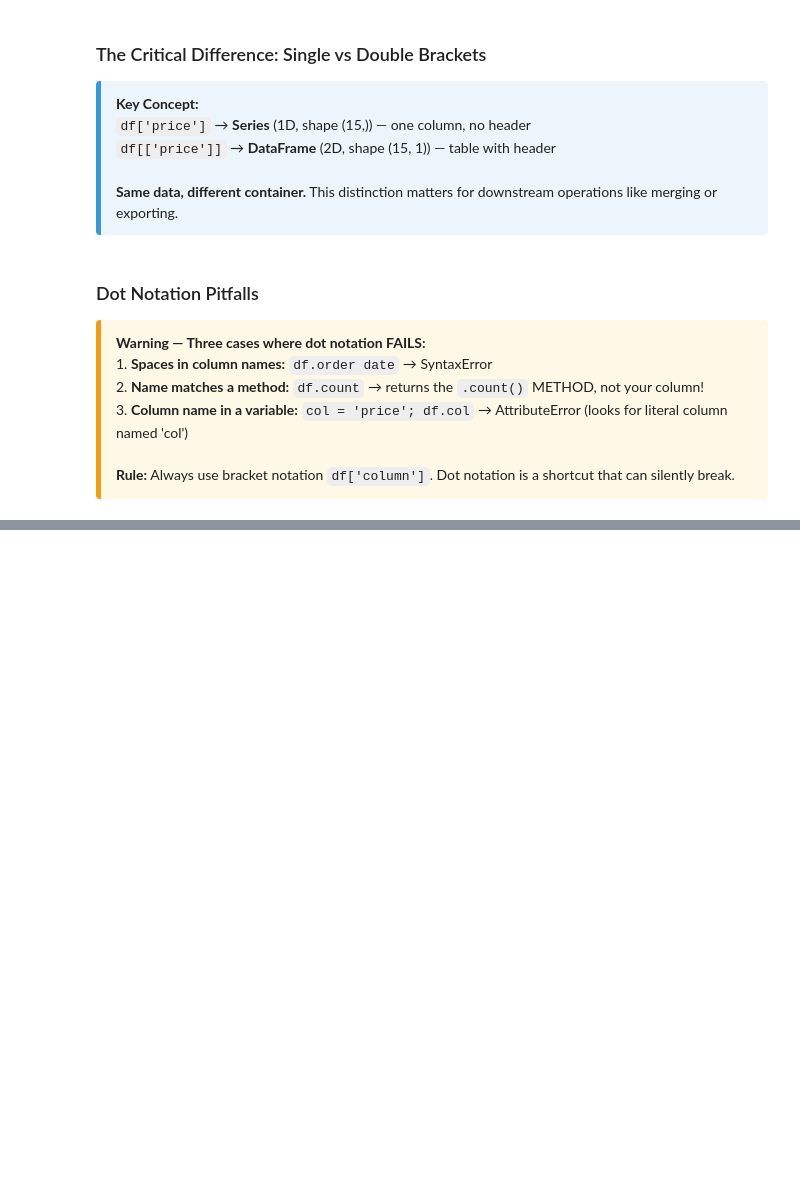
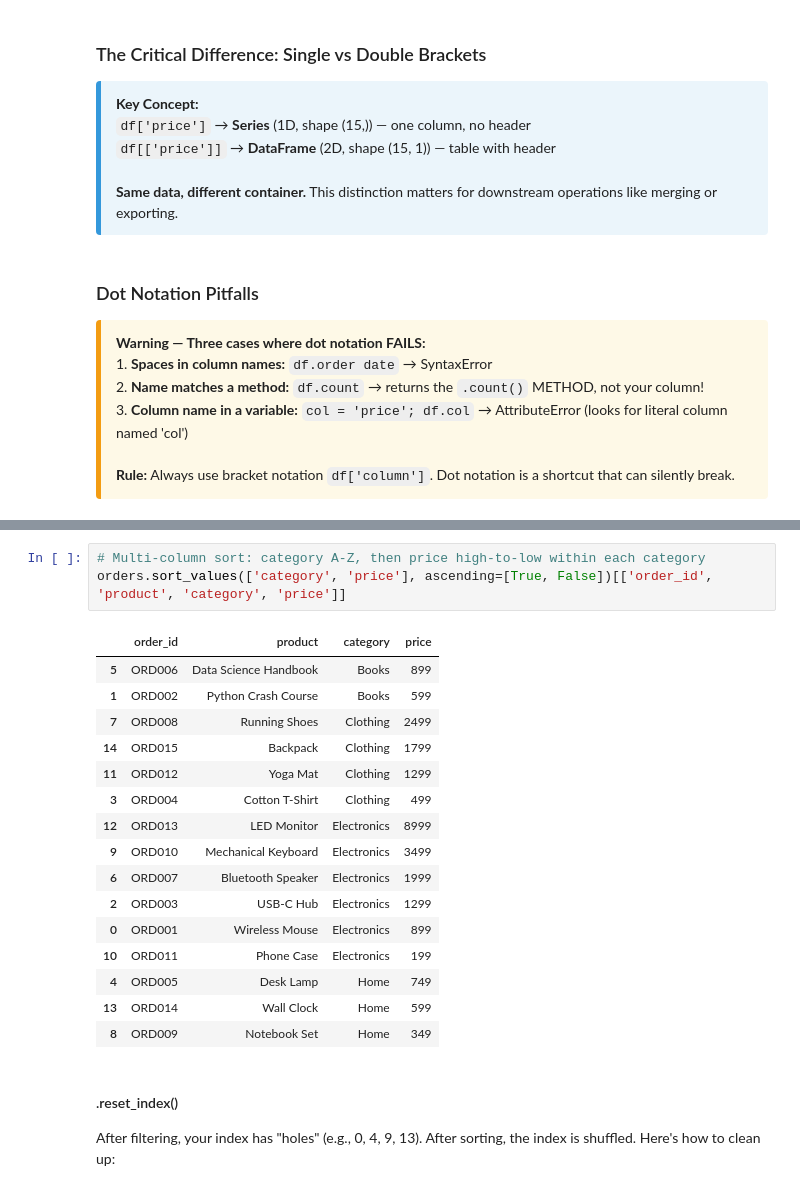
Before and after one commit to Alok-Senapati/Collab-Notebooks, a Jupyter notebook: pandas/Pandas DataFrames - Creation, Indexing & Selection.ipynb, the cells around one changed output, grey strips where cells are left out. Cells and saved outputs as stored; diff of their text form; blank space fills up the shorter version.

```diff
--- a/pandas/Pandas DataFrames - Creation, Indexing & Selection.ipynb
+++ b/pandas/Pandas DataFrames - Creation, Indexing & Selection.ipynb
@@ -651,0 +1052,24 @@ orders[cols_to_select]
+# %%
+# Multi-column sort: category A-Z, then price high-to-low within each category
+orders.sort_values(['category', 'price'], ascending=[True, False])[['order_id', 'product', 'category', 'price']]
+# %% [output]
+|  | order_id | product | category | price |
+| 5 | ORD006 | Data Science Handbook | Books | 899 |
+| 1 | ORD002 | Python Crash Course | Books | 599 |
+| 7 | ORD008 | Running Shoes | Clothing | 2499 |
+| 14 | ORD015 | Backpack | Clothing | 1799 |
+| 11 | ORD012 | Yoga Mat | Clothing | 1299 |
+| 3 | ORD004 | Cotton T-Shirt | Clothing | 499 |
+| 12 | ORD013 | LED Monitor | Electronics | 8999 |
+| 9 | ORD010 | Mechanical Keyboard | Electronics | 3499 |
+| 6 | ORD007 | Bluetooth Speaker | Electronics | 1999 |
+| 2 | ORD003 | USB-C Hub | Electronics | 1299 |
+| 0 | ORD001 | Wireless Mouse | Electronics | 899 |
+| 10 | ORD011 | Phone Case | Electronics | 199 |
+| 4 | ORD005 | Desk Lamp | Home | 749 |
+| 13 | ORD014 | Wall Clock | Home | 599 |
+| 8 | ORD009 | Notebook Set | Home | 349 |
+# %% [markdown]
+#### .reset_index()
+
+After filtering, your index has "holes" (e.g., 0, 4, 9, 13). After sorting, the index is shuffled. Here's how to clean up:
```
Also changed, not shown: parts of 46 cells of this notebook.
